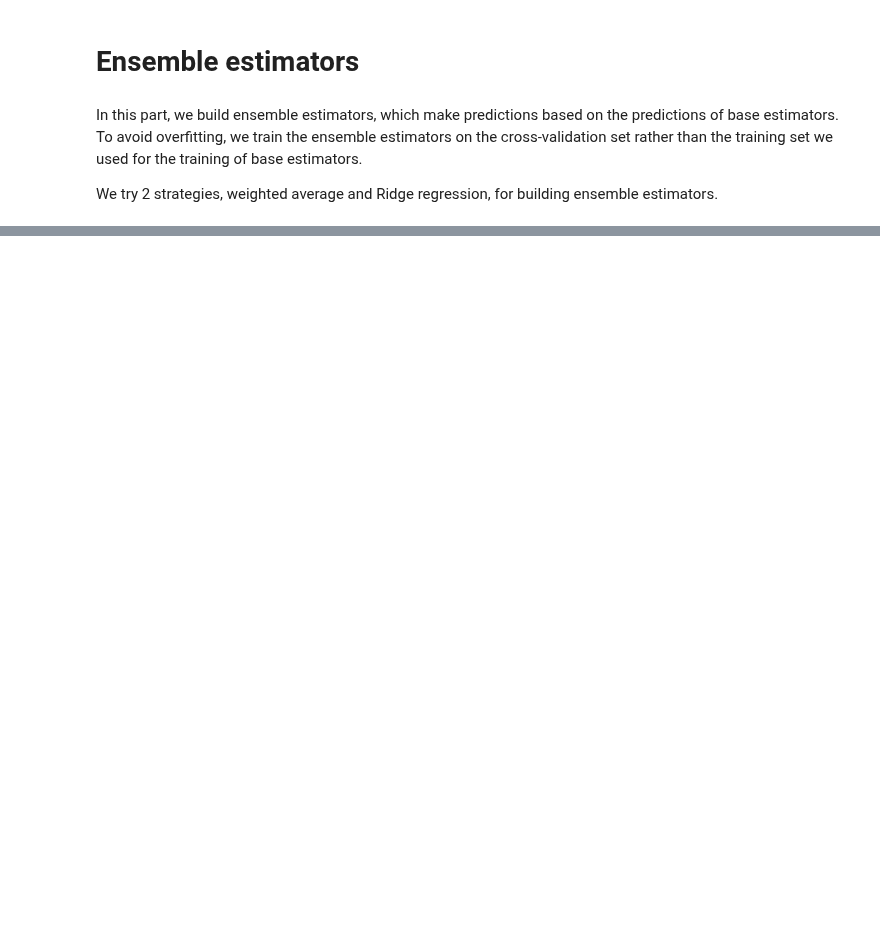
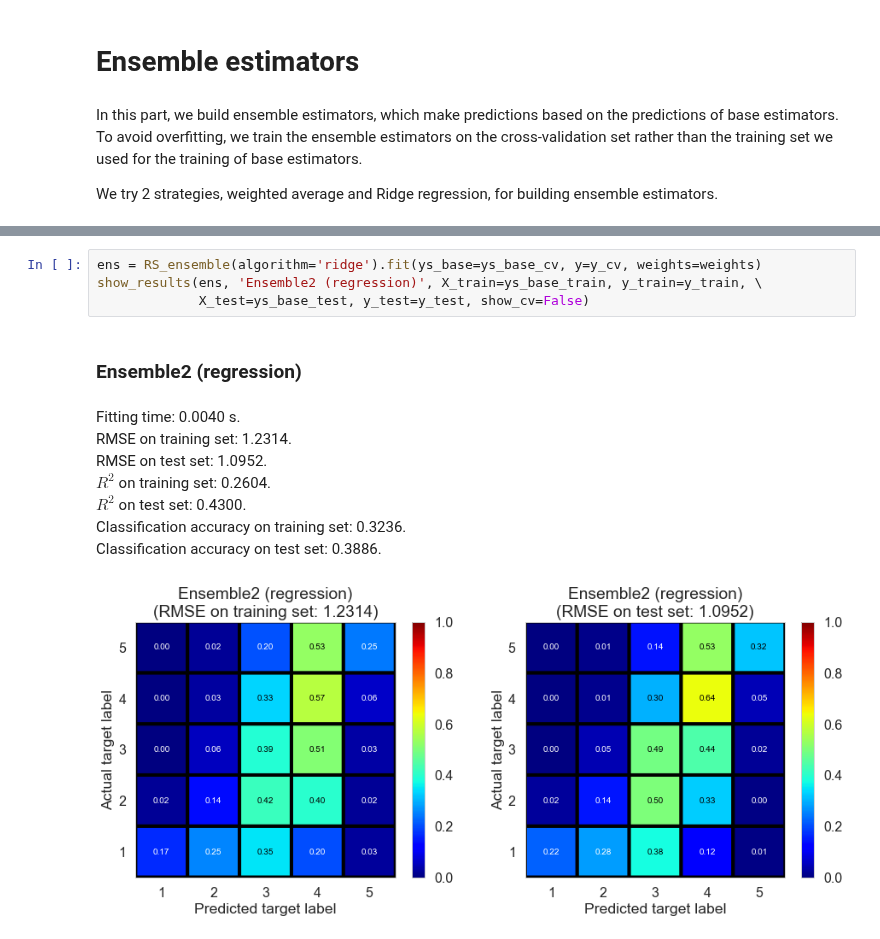
Before and after one commit to xuwd11/Recommender_Systems, a Jupyter notebook: 06_ensemble.ipynb, the cells around one changed output, grey strips where cells are left out. Drawn from its saved outputs; the diff is of its cells as text; blank space fills up the shorter version.

```diff
--- a/06_ensemble.ipynb
+++ b/06_ensemble.ipynb
@@ -85,0 +115,14 @@ Fitting time: 0.0050 s.
+# %%
+ens = RS_ensemble(algorithm='ridge').fit(ys_base=ys_base_cv, y=y_cv, weights=weights)
+show_results(ens, 'Ensemble2 (regression)', X_train=ys_base_train, y_train=y_train, \
+             X_test=ys_base_test, y_test=y_test, show_cv=False)
+# %% [output]
+### Ensemble2 (regression)
+Fitting time: 0.0040 s.
+            RMSE on training set: 1.2314.
+            RMSE on test set: 1.0952.
+            $R^2$ on training set: 0.2604.
+            $R^2$ on test set: 0.4300.
+            Classification accuracy on training set: 0.3236.
+            Classification accuracy on test set: 0.3886.
+[figure, added]
```
Also changed, not shown: parts of 6 cells of this notebook, 3 other files.
